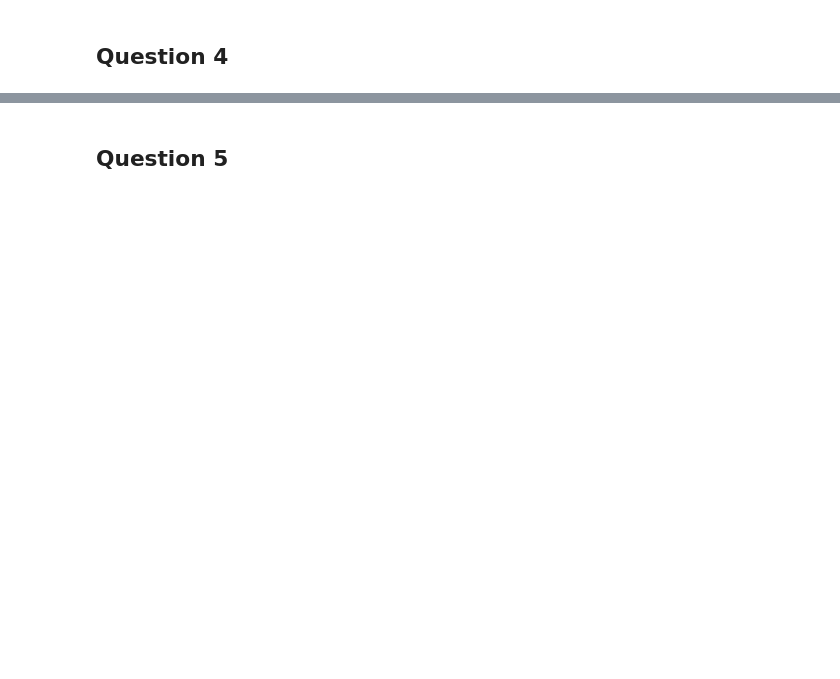
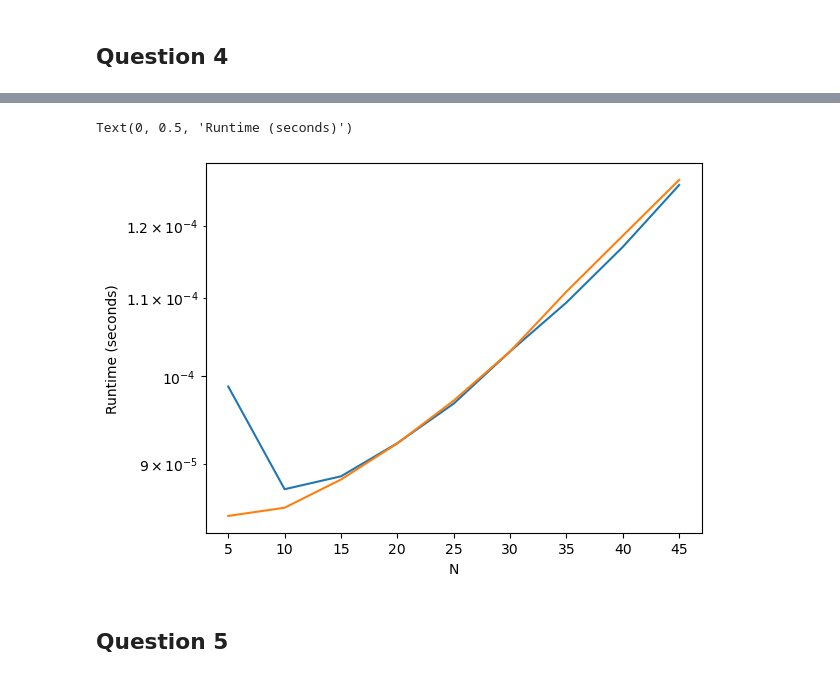
Before and after one commit to swilliamson7/comp_physics_sw, a Jupyter notebook: hw/hw1_solutions_sw.ipynb, the cells around one changed output, grey strips where cells are left out. Saved outputs shown, nothing was run; the diff lists cells and outputs as text; code cells hidden in the pictures; blank space fills up the shorter version.

```diff
--- a/hw/hw1_solutions_sw.ipynb
+++ b/hw/hw1_solutions_sw.ipynb
@@ -490,2 +597,11 @@ We saw that the transition point happens at a little more than $p = 0.4$, depend
+# %%
+plt.figure()
+plt.semilogy(n_vals, run_times_above)
+plt.semilogy(n_vals, run_times_below)
+plt.xlabel('N')
+plt.ylabel('Runtime (seconds)')
+# %% [output]
+Text(0, 0.5, 'Runtime (seconds)')
+[figure, added]
 # %% [markdown]
 ## Question 5
```
Also changed, not shown: parts of 17 cells of this notebook, 1 other file.
